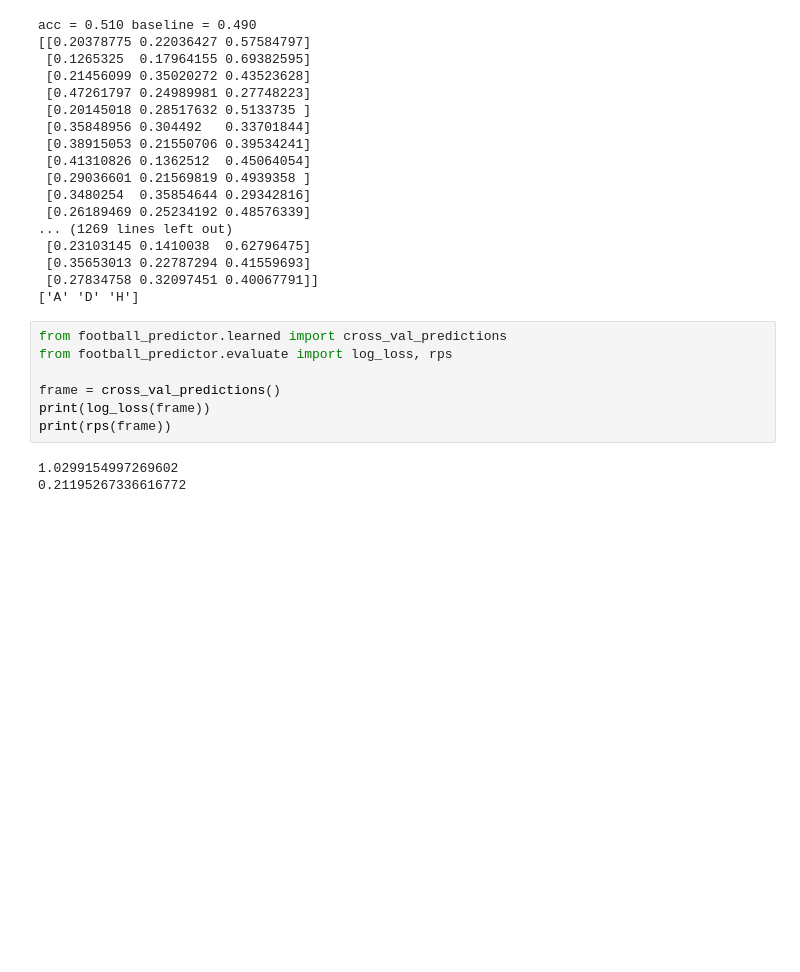
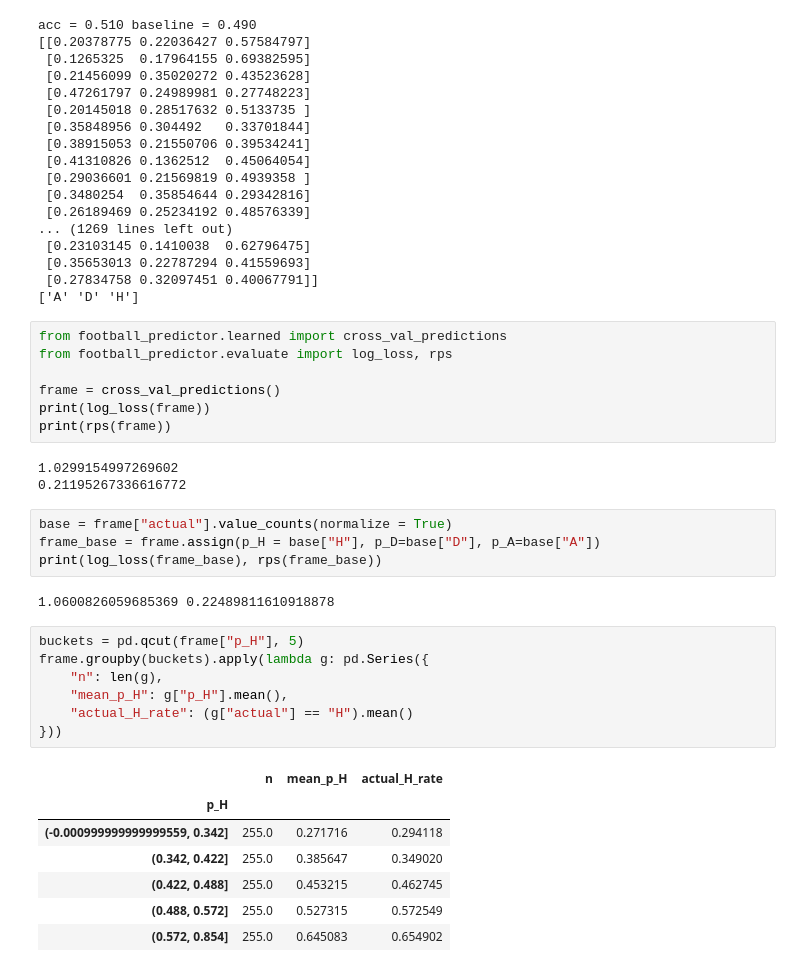
Before and after one commit to alexander-kiss1/Football-Analyzer, a Jupyter notebook: notebooks/explore.ipynb, the cells around one changed output. Saved outputs shown, nothing was run; the diff lists cells and outputs as text; blank space fills up the shorter version.

```diff
--- a/notebooks/explore.ipynb
+++ b/notebooks/explore.ipynb
@@ -892,3 +840,24 @@ print(rps(frame))
 # %% [output]
 1.0299154997269602
 0.21195267336616772
+# %%
+base = frame["actual"].value_counts(normalize = True)
+frame_base = frame.assign(p_H = base["H"], p_D=base["D"], p_A=base["A"])
+print(log_loss(frame_base), rps(frame_base))
+# %% [output]
+1.0600826059685369 0.22489811610918878
+# %%
+buckets = pd.qcut(frame["p_H"], 5)
+frame.groupby(buckets).apply(lambda g: pd.Series({
+    "n": len(g),
+    "mean_p_H": g["p_H"].mean(),
+    "actual_H_rate": (g["actual"] == "H").mean()
+}))
+# %% [output]
+|  | n | mean_p_H | actual_H_rate |
+| p_H |  |  |  |
+| (-0.000999999999999559, 0.342] | 255.0 | 0.271716 | 0.294118 |
+| (0.342, 0.422] | 255.0 | 0.385647 | 0.349020 |
+| (0.422, 0.488] | 255.0 | 0.453215 | 0.462745 |
+| (0.488, 0.572] | 255.0 | 0.527315 | 0.572549 |
+| (0.572, 0.854] | 255.0 | 0.645083 | 0.654902 |
```
Also changed, not shown: parts of 21 cells of this notebook, 2 other files.
